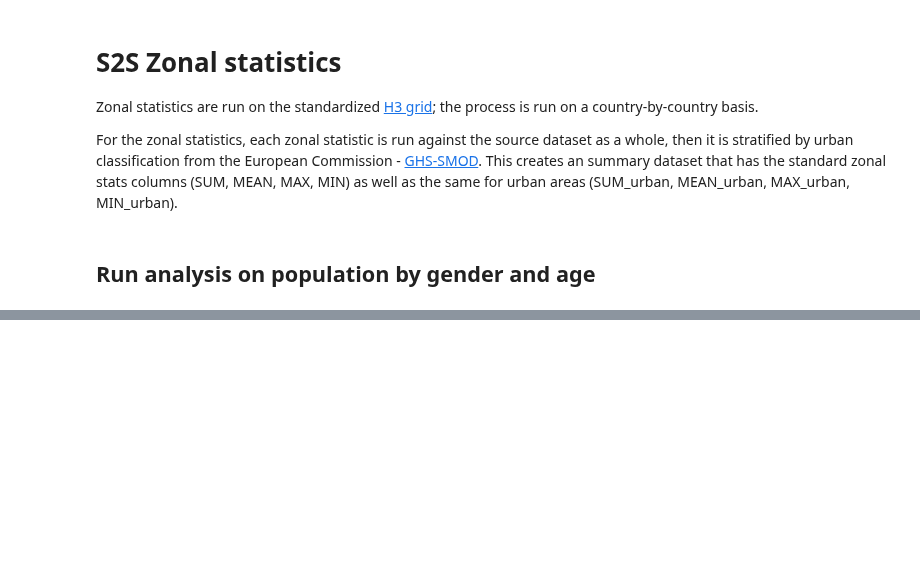
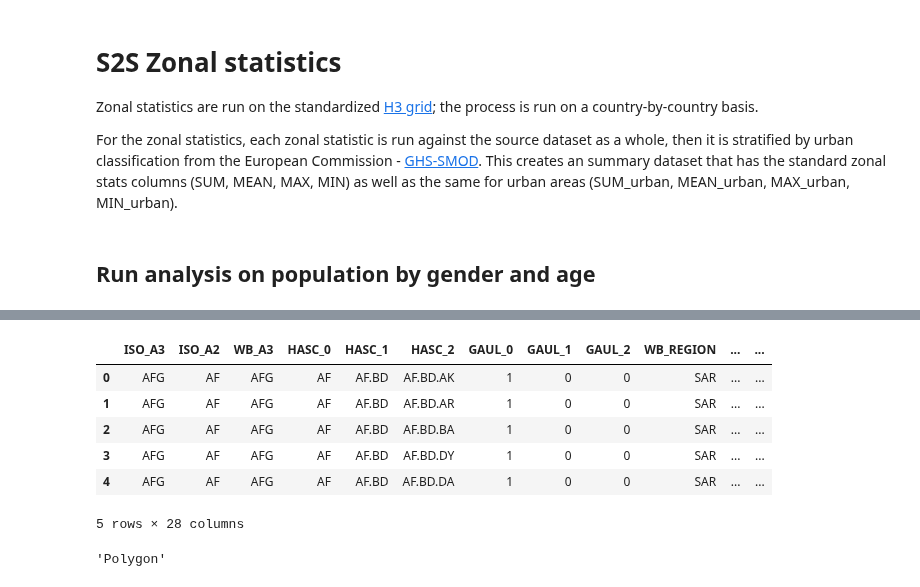
Before and after one commit to worldbank/DECAT_Space2Stats, a Jupyter notebook: notebooks/Space2Stats_RunZonal_Scorecard_Pop.ipynb, the cells around one changed output, grey strips where cells are left out. Saved outputs shown, nothing was run; the diff lists cells and outputs as text; code cells hidden in the pictures; blank space fills up the shorter version.

```diff
--- a/notebooks/Space2Stats_RunZonal_Scorecard_Pop.ipynb
+++ b/notebooks/Space2Stats_RunZonal_Scorecard_Pop.ipynb
@@ -103,0 +103,2 @@ arg_list[0][0]
+# %%
+inA = gpd.read_file(admin_bounds)
@@ -103,0 +146,14 @@ arg_list[0][0]
+# %%
+inA.head()
+# %% [output]
+|  | ISO_A3 | ISO_A2 | WB_A3 | HASC_0 | HASC_1 | HASC_2 | GAUL_0 | GAUL_1 | GAUL_2 | WB_REGION | ... | ... |
+| 0 | AFG | AF | AFG | AF | AF.BD | AF.BD.AK | 1 | 0 | 0 | SAR | ... | ... |
+| 1 | AFG | AF | AFG | AF | AF.BD | AF.BD.AR | 1 | 0 | 0 | SAR | ... | ... |
+| 2 | AFG | AF | AFG | AF | AF.BD | AF.BD.BA | 1 | 0 | 0 | SAR | ... | ... |
+| 3 | AFG | AF | AFG | AF | AF.BD | AF.BD.DY | 1 | 0 | 0 | SAR | ... | ... |
+| 4 | AFG | AF | AFG | AF | AF.BD | AF.BD.DA | 1 | 0 | 0 | SAR | ... | ... |
+5 rows × 28 columns
+# %%
+selA.geom_type.iloc[0]
+# %% [output]
+'Polygon'
```
Also changed, not shown: parts of 12 cells of this notebook, 11 other files.
